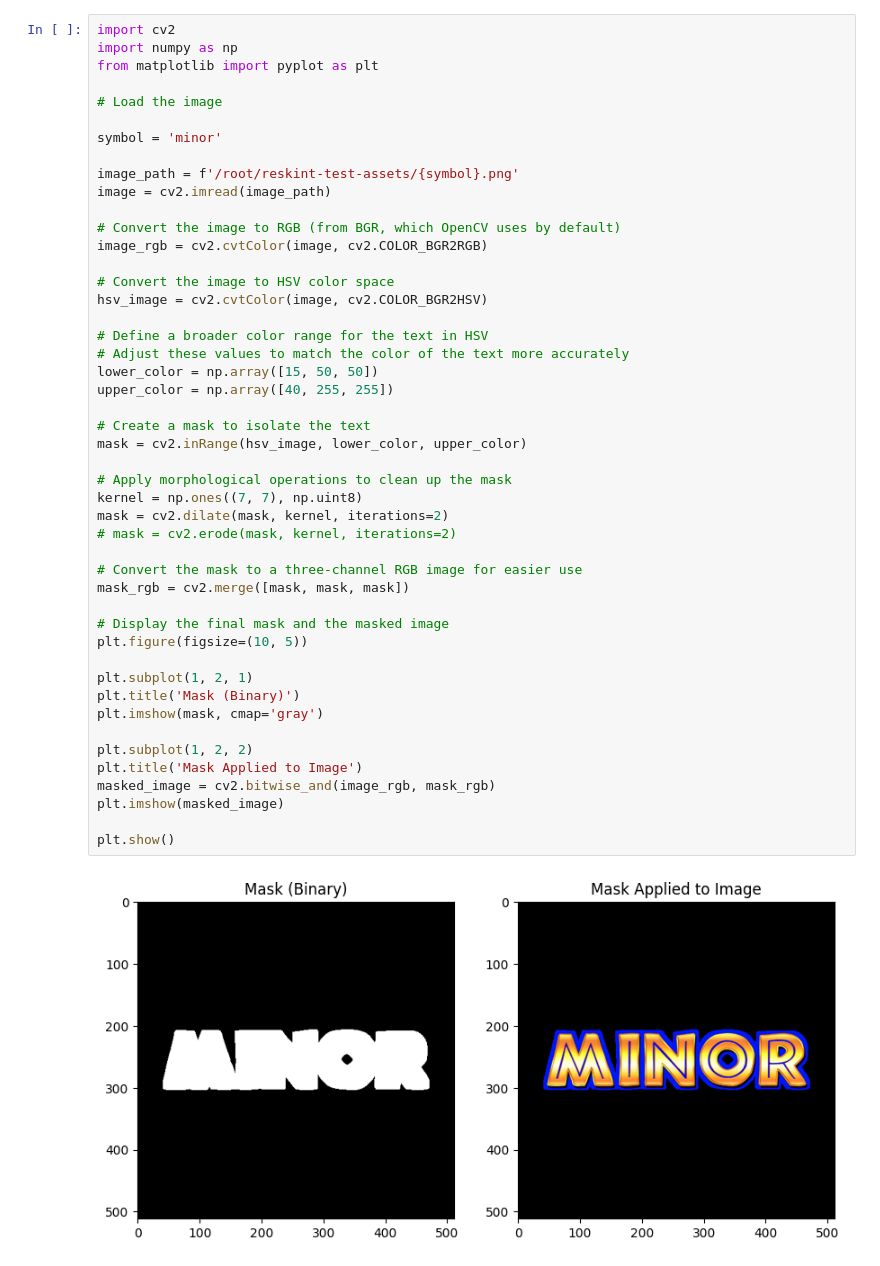
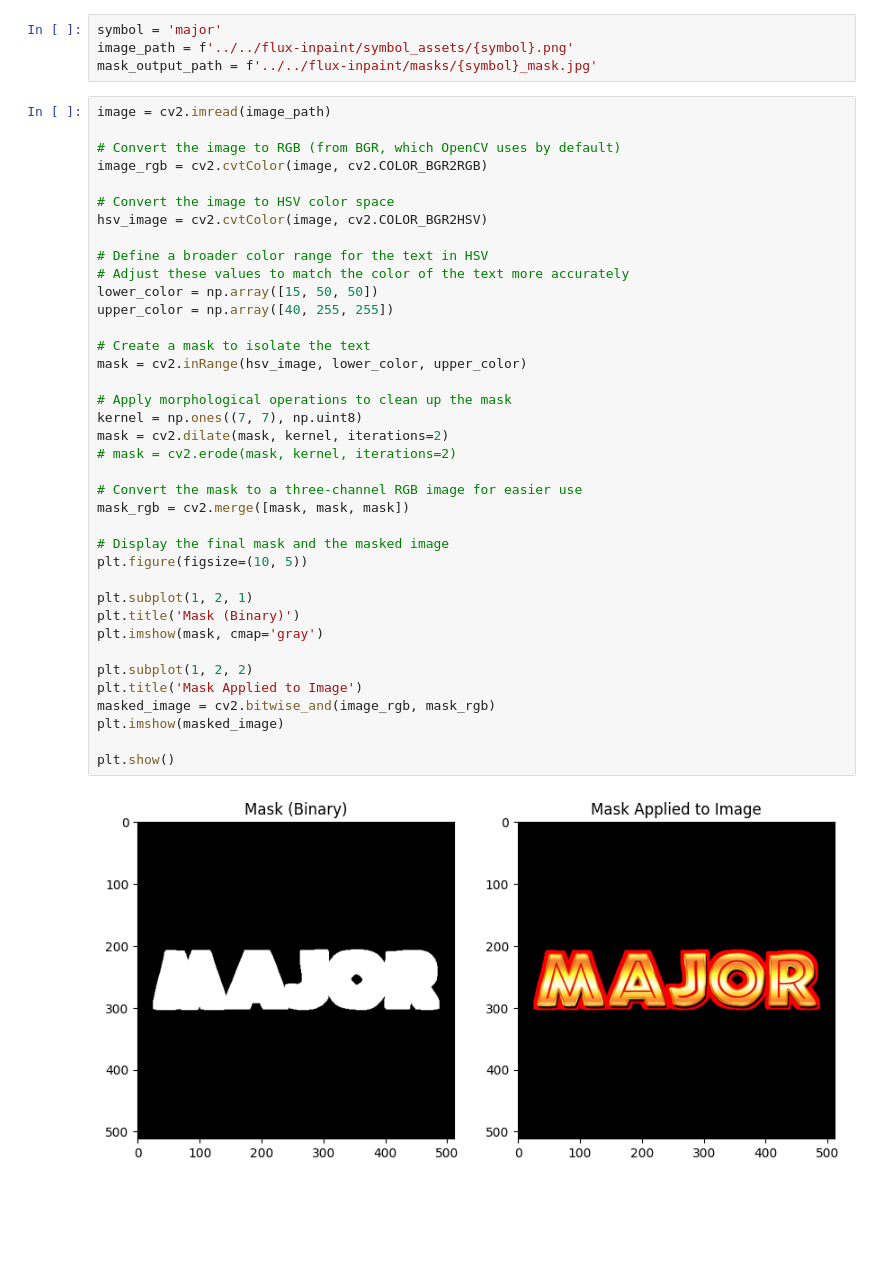
Before and after one commit to kremenevskiy/flux-inpaint, a Jupyter notebook: notebooks/create_mask.ipynb, the cells around one changed output. Drawn from its saved outputs; the diff is of its cells as text; blank space fills up the shorter version.

```diff
--- a/notebooks/create_mask.ipynb
+++ b/notebooks/create_mask.ipynb
@@ -1,13 +6,8 @@
+# %%
+symbol = 'major'
+image_path = f'../../flux-inpaint/symbol_assets/{symbol}.png'
+mask_output_path = f'../../flux-inpaint/masks/{symbol}_mask.jpg'
 # %%
-import cv2
-import numpy as np
-from matplotlib import pyplot as plt
-
-# Load the image
-
-symbol = 'minor'
-
-image_path = f'/root/reskint-test-assets/{symbol}.png'
 image = cv2.imread(image_path)
 
 # Convert the image to RGB (from BGR, which OpenCV uses by default)
@@ -19,32 +19,32 @@ hsv_image = cv2.cvtColor(image, cv2.COLOR_BGR2HSV)
 # Define a broader color range for the text in HSV
 # Adjust these values to match the color of the text more accurately
 lower_color = np.array([15, 50, 50])
 upper_color = np.array([40, 255, 255])
 
 # Create a mask to isolate the text
 mask = cv2.inRange(hsv_image, lower_color, upper_color)
 
 # Apply morphological operations to clean up the mask
 kernel = np.ones((7, 7), np.uint8)
 mask = cv2.dilate(mask, kernel, iterations=2)
 # mask = cv2.erode(mask, kernel, iterations=2)
 
 # Convert the mask to a three-channel RGB image for easier use
 mask_rgb = cv2.merge([mask, mask, mask])
 
 # Display the final mask and the masked image
 plt.figure(figsize=(10, 5))
 
 plt.subplot(1, 2, 1)
 plt.title('Mask (Binary)')
 plt.imshow(mask, cmap='gray')
 
 plt.subplot(1, 2, 2)
 plt.title('Mask Applied to Image')
 masked_image = cv2.bitwise_and(image_rgb, mask_rgb)
 plt.imshow(masked_image)
 
 plt.show()
 # %% [output]
-[figure, old version]
+[figure, new version]
 # %%
```
Also changed, not shown: parts of 10 cells of this notebook, 3 other files.
